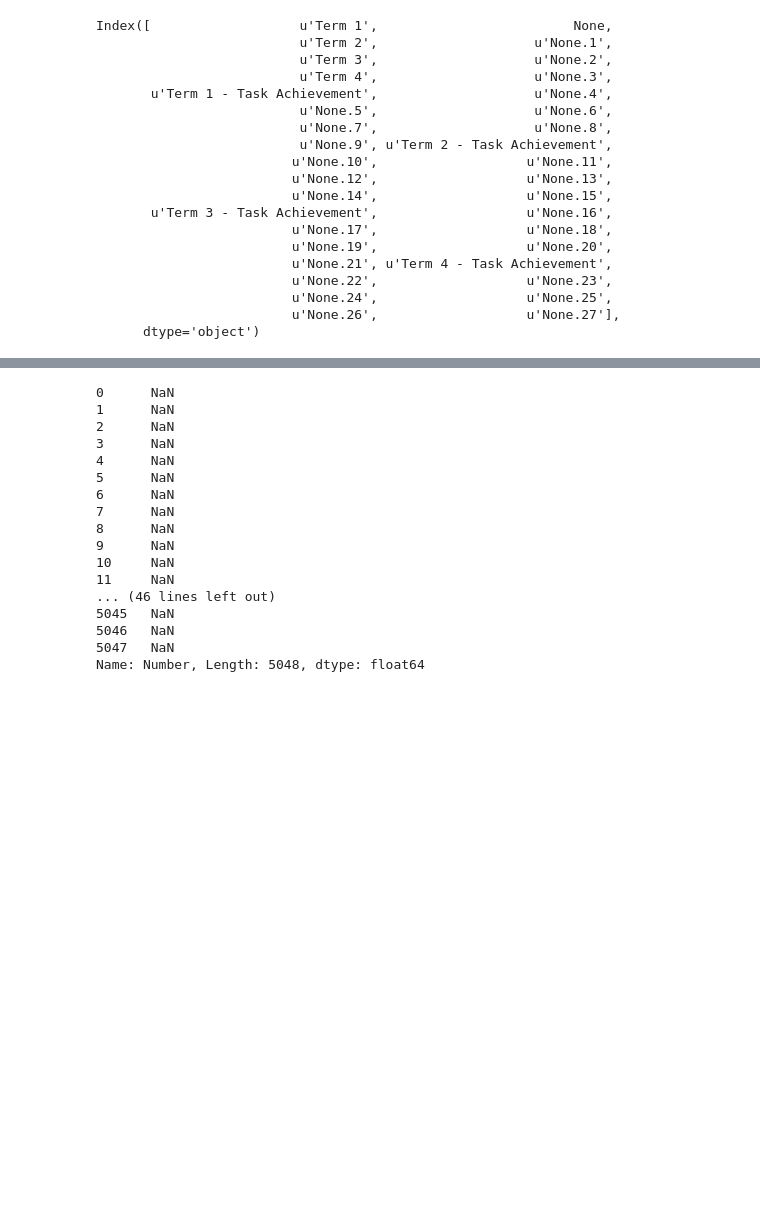
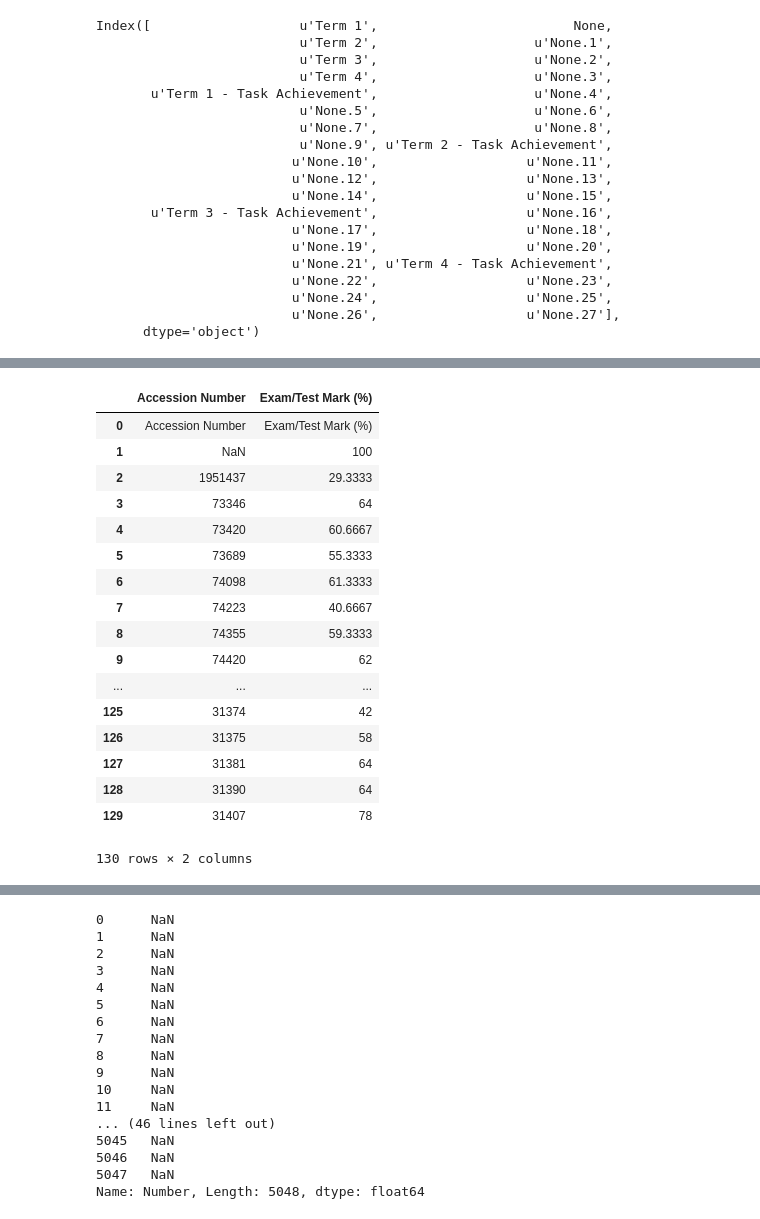
Before and after one commit to alpha-ibrahim/Udacity-machine-learning-engineer, a Jupyter notebook: project/analysis.ipynb, the cells around one changed output, grey strips where cells are left out. Cells and saved outputs as stored; diff of their text form; code cells hidden in the pictures; blank space fills up the shorter version.

```diff
--- a/project/analysis.ipynb
+++ b/project/analysis.ipynb
@@ -74,0 +78,21 @@ pd.DataFrame(math_term2_mark)
+# %%
+math_term1_mark[["Accession Number", "Exam/Test Mark (%)" ]]
+# %% [output]
+|  | Accession Number | Exam/Test Mark (%) |
+| 0 | Accession Number | Exam/Test Mark (%) |
+| 1 | NaN | 100 |
+| 2 | 1951437 | 29.3333 |
+| 3 | 73346 | 64 |
+| 4 | 73420 | 60.6667 |
+| 5 | 73689 | 55.3333 |
+| 6 | 74098 | 61.3333 |
+| 7 | 74223 | 40.6667 |
+| 8 | 74355 | 59.3333 |
+| 9 | 74420 | 62 |
+| ... | ... | ... |
+| 125 | 31374 | 42 |
+| 126 | 31375 | 58 |
+| 127 | 31381 | 64 |
+| 128 | 31390 | 64 |
+| 129 | 31407 | 78 |
+130 rows × 2 columns
```
Also changed, not shown: parts of 10 cells of this notebook, 2 other files.
